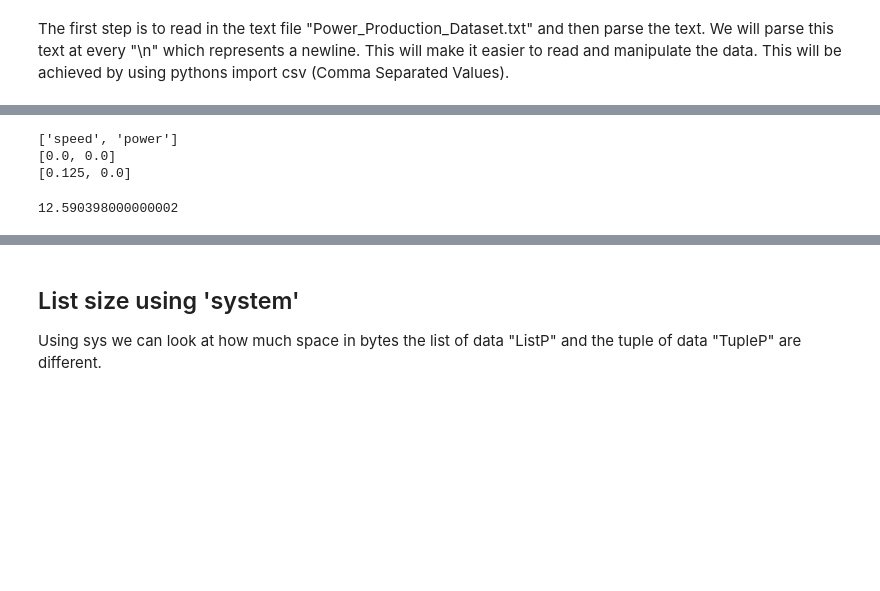
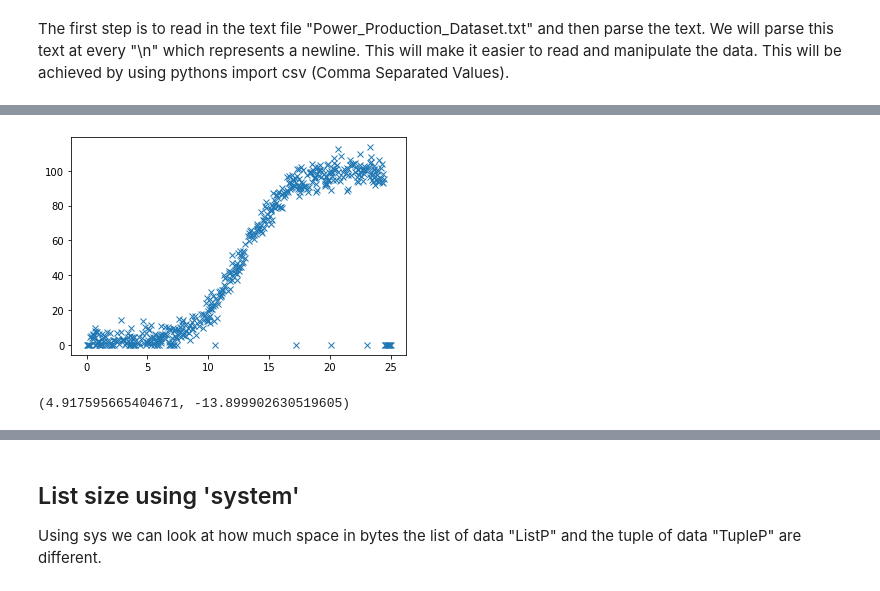
Before and after one commit to MrSkillage/Wind-Turbine-Power-Production, a Jupyter notebook: Jupyter_Notebooks/Wind_Turbines.ipynb, the cells around one changed output, grey strips where cells are left out. Drawn from its saved outputs; the diff is of its cells as text; code cells hidden in the pictures; blank space fills up the shorter version.

Commit message:
Regression testing done on data set.

```diff
--- a/Jupyter_Notebooks/Wind_Turbines.ipynb
+++ b/Jupyter_Notebooks/Wind_Turbines.ipynb
@@ -22,0 +26,5 @@ for row in reader:
+# %%
+import numpy as np
+fileName = "..\Dataset\Power_Production_Dataset.txt" # Text files path
+
+data = np.loadtxt(fileName, skiprows=1, delimiter=',')
@@ -23,8 +51,3 @@ for row in reader:
 # %%
-print(header)
-print(data[0])
-print(data[1])
+x = data[:,0]
+y = data[:,1]
-# %% [output]
-['speed', 'power']
-[0.0, 0.0]
-[0.125, 0.0]
@@ -38,5 +54,7 @@ for i in range(len(data)):
-# %%
-# Get the mean of the speedData
-np.mean(speedData)
-# %% [output]
-12.590398000000002
+# %%
+# Plot the data set.
+plt.plot(x, y, 'x')
+# Show plot
+plt.show()
+# %% [output]
+[figure, added]
@@ -42,0 +63,4 @@ np.mean(speedData)
+# %%
+m, c
+# %% [output]
+(4.917595665404671, -13.899902630519605)
```
Also changed, not shown: parts of 8 cells of this notebook.
